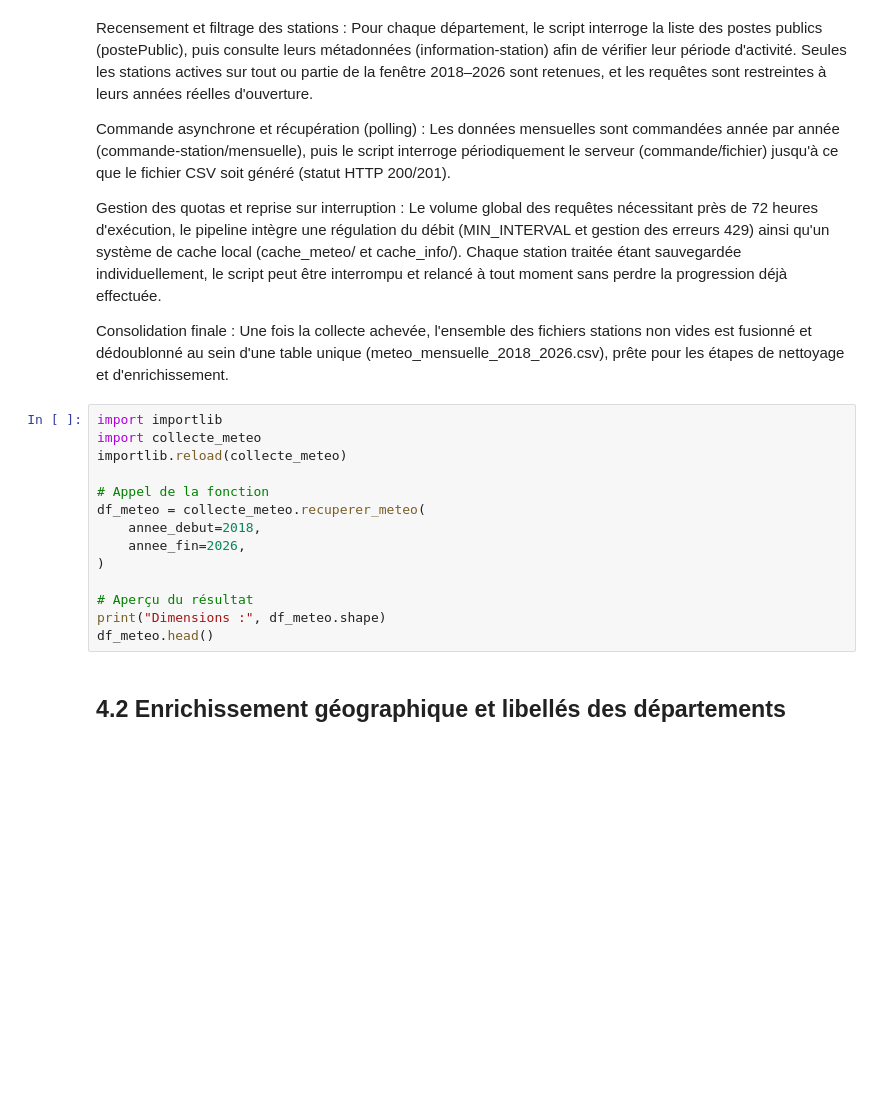
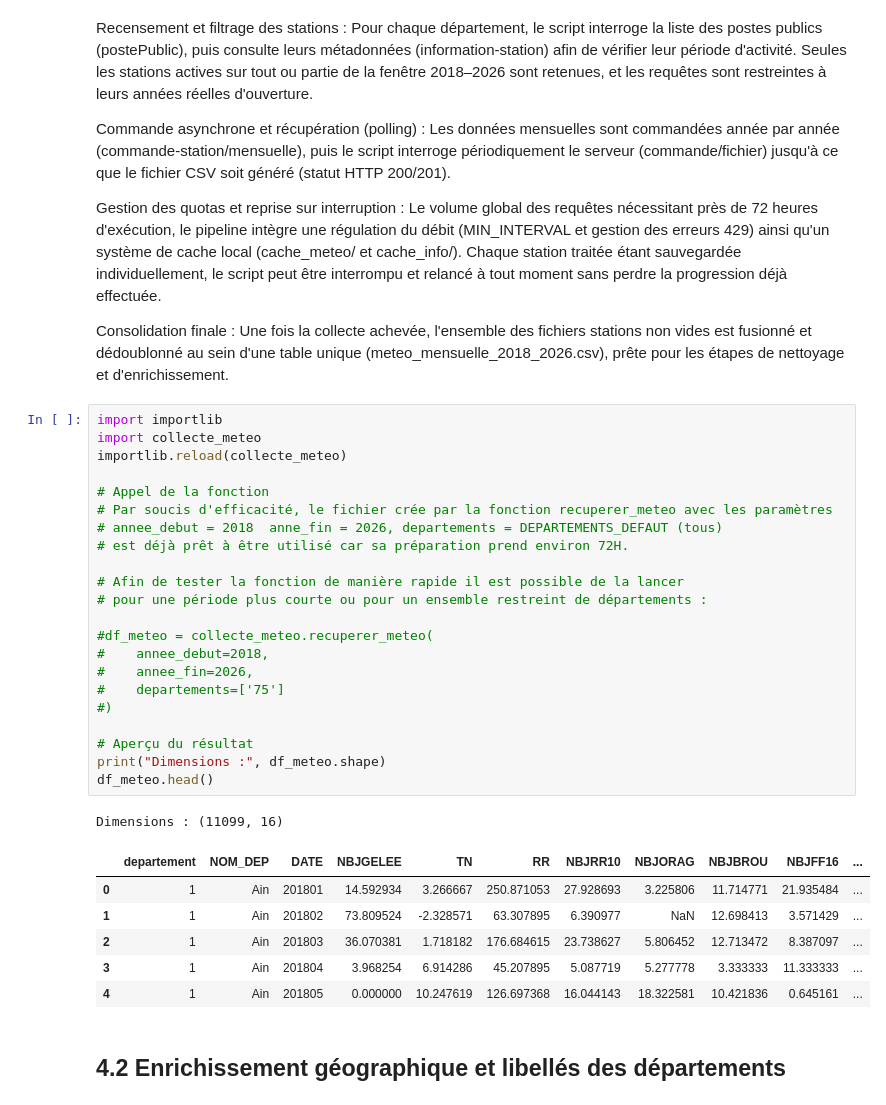
Before and after one commit to luteceagn/Projet_Python_ds, a Jupyter notebook: rapport_final.ipynb, the cells around one changed output. Drawn from its saved outputs; the diff is of its cells as text; blank space fills up the shorter version.

```diff
--- a/rapport_final.ipynb
+++ b/rapport_final.ipynb
@@ -666,17 +668,33 @@ Consolidation finale : Une fois la collecte achevée, l'ensemble des fichiers st
 # %%
 import importlib
 import collecte_meteo
 importlib.reload(collecte_meteo)
 
 # Appel de la fonction
-df_meteo = collecte_meteo.recuperer_meteo(
-    annee_debut=2018,
-    annee_fin=2026,
-)
+# Par soucis d'efficacité, le fichier crée par la fonction recuperer_meteo avec les paramètres
+# annee_debut = 2018  anne_fin = 2026, departements = DEPARTEMENTS_DEFAUT (tous)
+# est déjà prêt à être utilisé car sa préparation prend environ 72H.
+
+# Afin de tester la fonction de manière rapide il est possible de la lancer
+# pour une période plus courte ou pour un ensemble restreint de départements :
+
+#df_meteo = collecte_meteo.recuperer_meteo(
+#    annee_debut=2018,
+#    annee_fin=2026,
+#    departements=['75']
+#)
 
 # Aperçu du résultat
 print("Dimensions :", df_meteo.shape)
 df_meteo.head()
+# %% [output]
+Dimensions : (11099, 16)
+|  | departement | NOM_DEP | DATE | NBJGELEE | TN | RR | NBJRR10 | NBJORAG | NBJBROU | NBJFF16 | ... |
+| 0 | 1 | Ain | 201801 | 14.592934 | 3.266667 | 250.871053 | 27.928693 | 3.225806 | 11.714771 | 21.935484 | ... |
+| 1 | 1 | Ain | 201802 | 73.809524 | -2.328571 | 63.307895 | 6.390977 | NaN | 12.698413 | 3.571429 | ... |
+| 2 | 1 | Ain | 201803 | 36.070381 | 1.718182 | 176.684615 | 23.738627 | 5.806452 | 12.713472 | 8.387097 | ... |
+| 3 | 1 | Ain | 201804 | 3.968254 | 6.914286 | 45.207895 | 5.087719 | 5.277778 | 3.333333 | 11.333333 | ... |
+| 4 | 1 | Ain | 201805 | 0.000000 | 10.247619 | 126.697368 | 16.044143 | 18.322581 | 10.421836 | 0.645161 | ... |
 # %% [markdown]
 ## 4.2 Enrichissement géographique et libellés des départements
 # %% [markdown]
```
Also changed, not shown: parts of 2 cells of this notebook, 1 other file.
